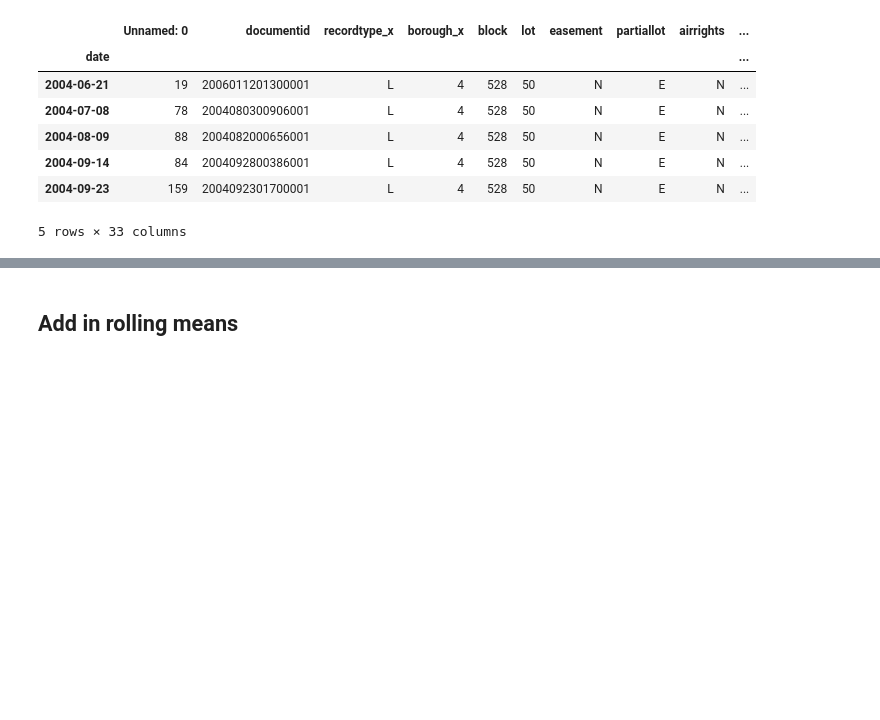
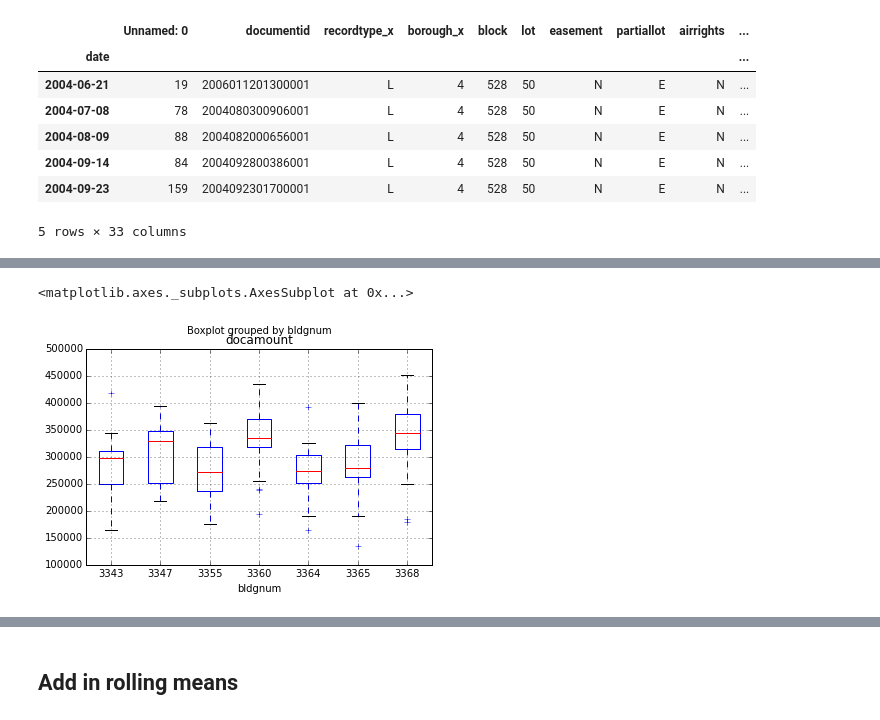
Before and after one commit to Jwerberg/slideruleprojects, a Jupyter notebook: Capstone Milestone Report.ipynb, the cells around one changed output, grey strips where cells are left out. Drawn from its saved outputs; the diff is of its cells as text; code cells hidden in the pictures; blank space fills up the shorter version.

```diff
--- a/Capstone Milestone Report.ipynb
+++ b/Capstone Milestone Report.ipynb
@@ -159,0 +170,5 @@ sales.head()
+# %%
+sales.boxplot(column='docamount',by='bldgnum')
+# %% [output]
+<matplotlib.axes._subplots.AxesSubplot at 0x...>
+[figure, added]
```
Also changed, not shown: parts of 8 cells of this notebook.
